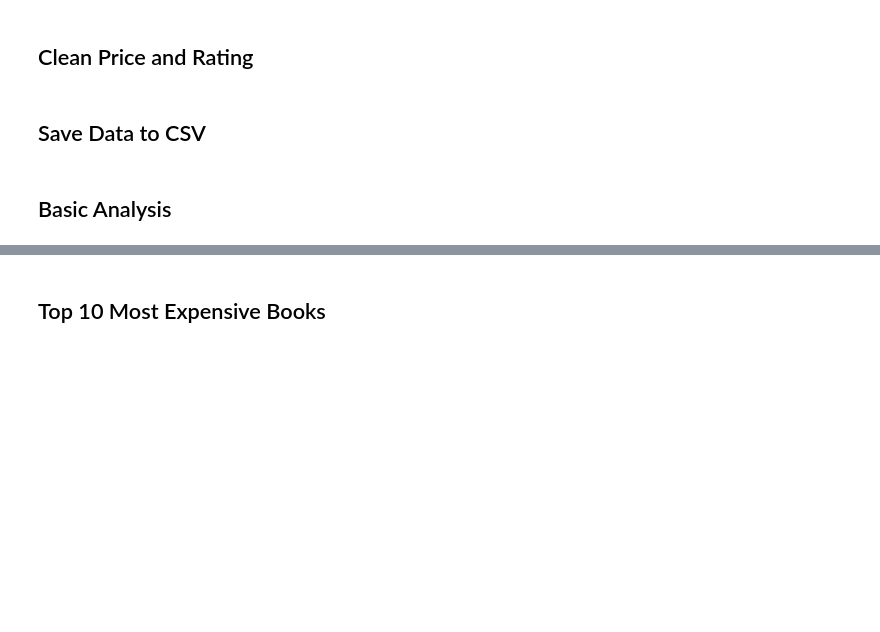
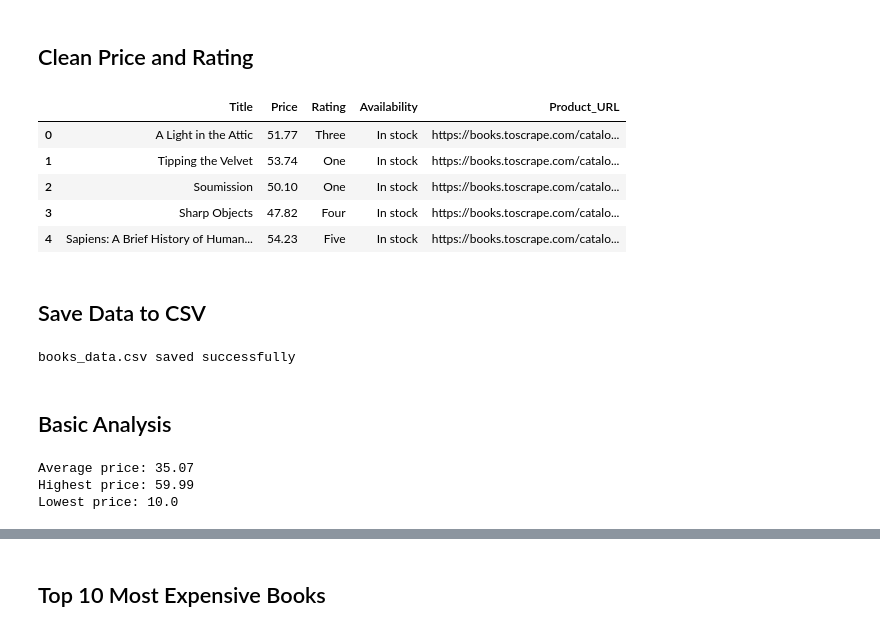
Before and after one commit to lakshitbuilds/book-data-scraping-analysis, a Jupyter notebook: books_web_scraping.ipynb, the cells around one changed output, grey strips where cells are left out. Drawn from its saved outputs; the diff is of its cells as text; code cells hidden in the pictures; blank space fills up the shorter version.

```diff
--- a/books_web_scraping.ipynb
+++ b/books_web_scraping.ipynb
@@ -56,28 +109,39 @@ df.duplicated().sum()
 # %% [markdown]
 ## Clean Price and Rating
-# %%
-df["Price"] = df["Price"].str.replace("£", "", regex=False).astype(float)
-
-rating_map = {
-    "One": 1,
-    "Two": 2,
-    "Three": 3,
-    "Four": 4,
-    "Five": 5
-}
-
-df["Rating"] = df["Rating"].map(rating_map)
-df.head()
+# %%
+df["Price"] = (
+    df["Price"]
+    .astype(str)
+    .str.replace("£", "", regex=False)
+    .str.replace("Â", "", regex=False)
+)
+
+df["Price"] = pd.to_numeric(df["Price"], errors="coerce")
+
+df.head()
+# %% [output]
+|  | Title | Price | Rating | Availability | Product_URL |
+| 0 | A Light in the Attic | 51.77 | Three | In stock | https://books.toscrape.com/catalo... |
+| 1 | Tipping the Velvet | 53.74 | One | In stock | https://books.toscrape.com/catalo... |
+| 2 | Soumission | 50.10 | One | In stock | https://books.toscrape.com/catalo... |
+| 3 | Sharp Objects | 47.82 | Four | In stock | https://books.toscrape.com/catalo... |
+| 4 | Sapiens: A Brief History of Human... | 54.23 | Five | In stock | https://books.toscrape.com/catalo... |
 # %% [markdown]
 ## Save Data to CSV
 # %%
 df.to_csv("books_data.csv", index=False)
 print("books_data.csv saved successfully")
+# %% [output]
+books_data.csv saved successfully
 # %% [markdown]
 ## Basic Analysis
 # %%
 print("Average price:", round(df["Price"].mean(), 2))
 print("Highest price:", df["Price"].max())
 print("Lowest price:", df["Price"].min())
+# %% [output]
+Average price: 35.07
+Highest price: 59.99
+Lowest price: 10.0
 # %%
 df["Rating"].value_counts().sort_index()
```
Also changed, not shown: parts of 11 cells of this notebook, 3 other files.
